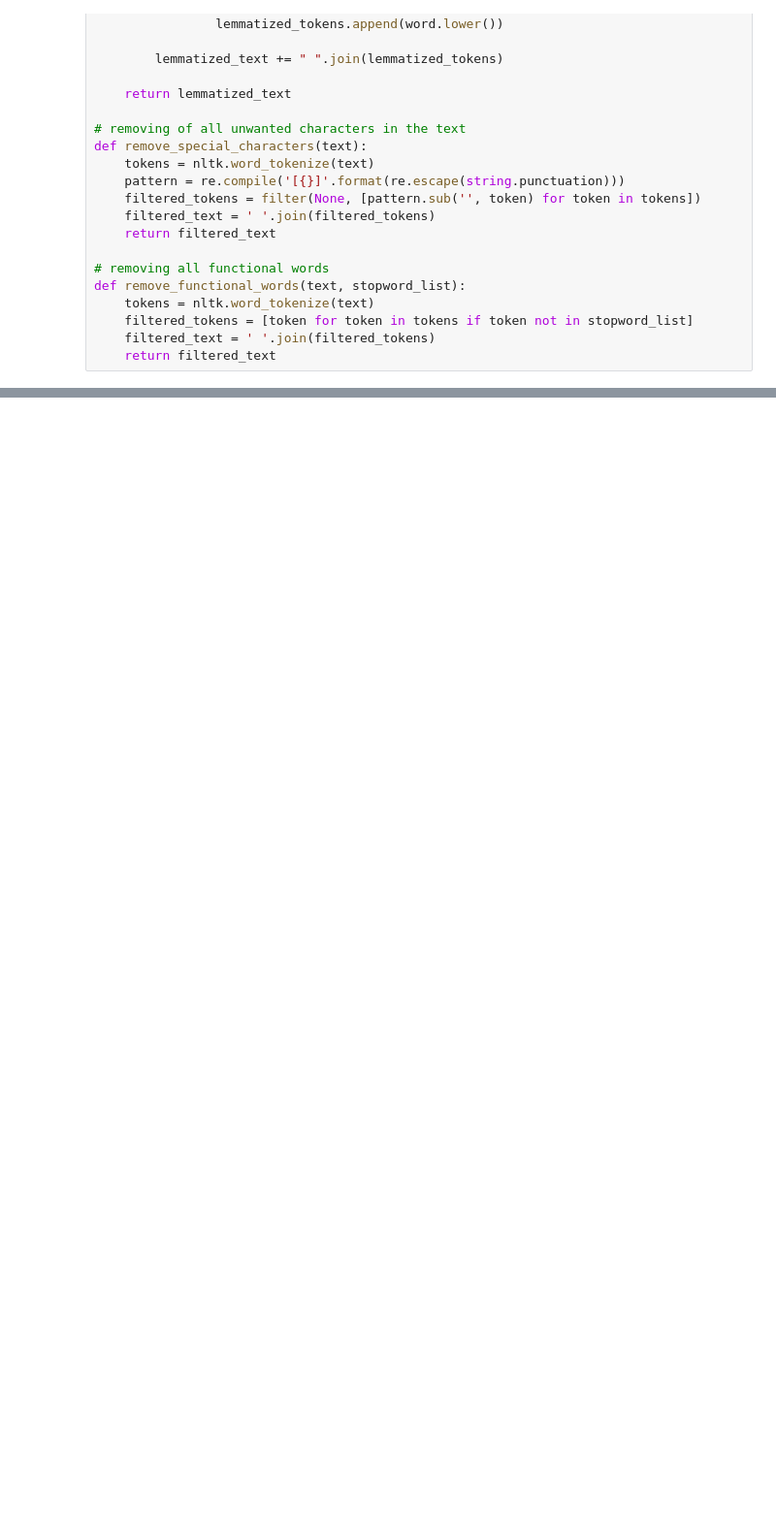
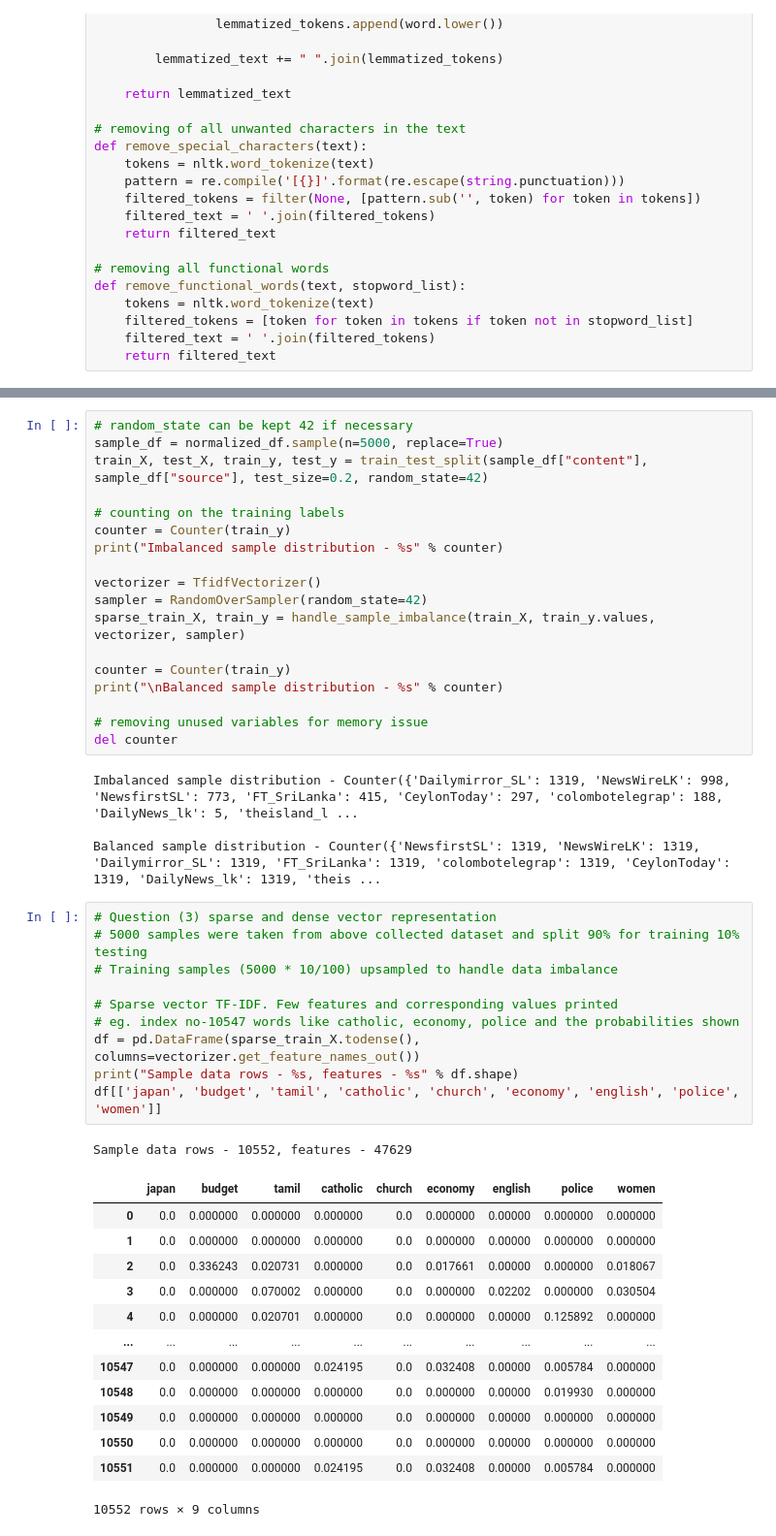
Before and after one commit to sujith-t/machine-learn-experiment, a Jupyter notebook: text_analytics/Solution.ipynb, the cells around one changed output, grey strips where cells are left out. Shown: that part at 97% size. Cells and saved outputs as stored; diff of their text form; blank space fills up the shorter version.

```diff
--- a/text_analytics/Solution.ipynb
+++ b/text_analytics/Solution.ipynb
@@ -545,0 +592,47 @@ norm_df
+# %%
+# random_state can be kept 42 if necessary
+sample_df = normalized_df.sample(n=5000, replace=True)
+train_X, test_X, train_y, test_y = train_test_split(sample_df["content"], sample_df["source"], test_size=0.2, random_state=42)
+
+# counting on the training labels
+counter = Counter(train_y)
+print("Imbalanced sample distribution - %s" % counter)
+
+vectorizer = TfidfVectorizer()
+sampler = RandomOverSampler(random_state=42)
+sparse_train_X, train_y = handle_sample_imbalance(train_X, train_y.values, vectorizer, sampler)
+
+counter = Counter(train_y)
+print("\nBalanced sample distribution - %s" % counter)
+
+# removing unused variables for memory issue
+del counter
+# %% [output]
+Imbalanced sample distribution - Counter({'Dailymirror_SL': 1319, 'NewsWireLK': 998, 'NewsfirstSL': 773, 'FT_SriLanka': 415, 'CeylonToday': 297, 'colombotelegrap': 188, 'DailyNews_lk': 5, 'theisland_l ...
+
+Balanced sample distribution - Counter({'NewsfirstSL': 1319, 'NewsWireLK': 1319, 'Dailymirror_SL': 1319, 'FT_SriLanka': 1319, 'colombotelegrap': 1319, 'CeylonToday': 1319, 'DailyNews_lk': 1319, 'theis ...
+# %%
+# Question (3) sparse and dense vector representation
+# 5000 samples were taken from above collected dataset and split 90% for training 10% testing
+# Training samples (5000 * 10/100) upsampled to handle data imbalance
+
+# Sparse vector TF-IDF. Few features and corresponding values printed
+# eg. index no-10547 words like catholic, economy, police and the probabilities shown
+df = pd.DataFrame(sparse_train_X.todense(), columns=vectorizer.get_feature_names_out())
+print("Sample data rows - %s, features - %s" % df.shape)
+df[['japan', 'budget', 'tamil', 'catholic', 'church', 'economy', 'english', 'police', 'women']]
+# %% [output]
+Sample data rows - 10552, features - 47629
+|  | japan | budget | tamil | catholic | church | economy | english | police | women |
+| 0 | 0.0 | 0.000000 | 0.000000 | 0.000000 | 0.0 | 0.000000 | 0.00000 | 0.000000 | 0.000000 |
+| 1 | 0.0 | 0.000000 | 0.000000 | 0.000000 | 0.0 | 0.000000 | 0.00000 | 0.000000 | 0.000000 |
+| 2 | 0.0 | 0.336243 | 0.020731 | 0.000000 | 0.0 | 0.017661 | 0.00000 | 0.000000 | 0.018067 |
+| 3 | 0.0 | 0.000000 | 0.070002 | 0.000000 | 0.0 | 0.000000 | 0.02202 | 0.000000 | 0.030504 |
+| 4 | 0.0 | 0.000000 | 0.020701 | 0.000000 | 0.0 | 0.000000 | 0.00000 | 0.125892 | 0.000000 |
+| ... | ... | ... | ... | ... | ... | ... | ... | ... | ... |
+| 10547 | 0.0 | 0.000000 | 0.000000 | 0.024195 | 0.0 | 0.032408 | 0.00000 | 0.005784 | 0.000000 |
+| 10548 | 0.0 | 0.000000 | 0.000000 | 0.000000 | 0.0 | 0.000000 | 0.00000 | 0.019930 | 0.000000 |
+| 10549 | 0.0 | 0.000000 | 0.000000 | 0.000000 | 0.0 | 0.000000 | 0.00000 | 0.000000 | 0.000000 |
+| 10550 | 0.0 | 0.000000 | 0.000000 | 0.000000 | 0.0 | 0.000000 | 0.00000 | 0.000000 | 0.000000 |
+| 10551 | 0.0 | 0.000000 | 0.000000 | 0.024195 | 0.0 | 0.032408 | 0.00000 | 0.005784 | 0.000000 |
+10552 rows × 9 columns
```
Also changed, not shown: parts of 6 cells of this notebook.
